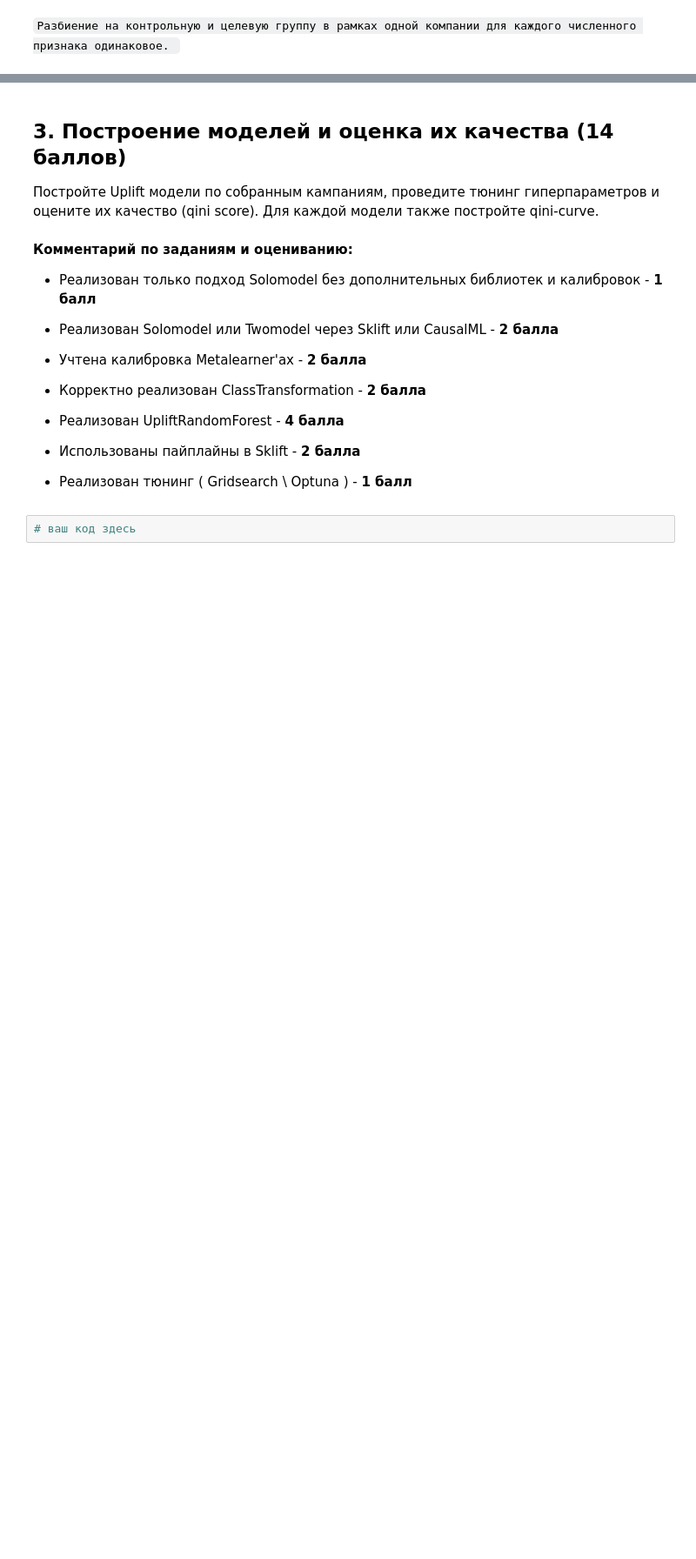
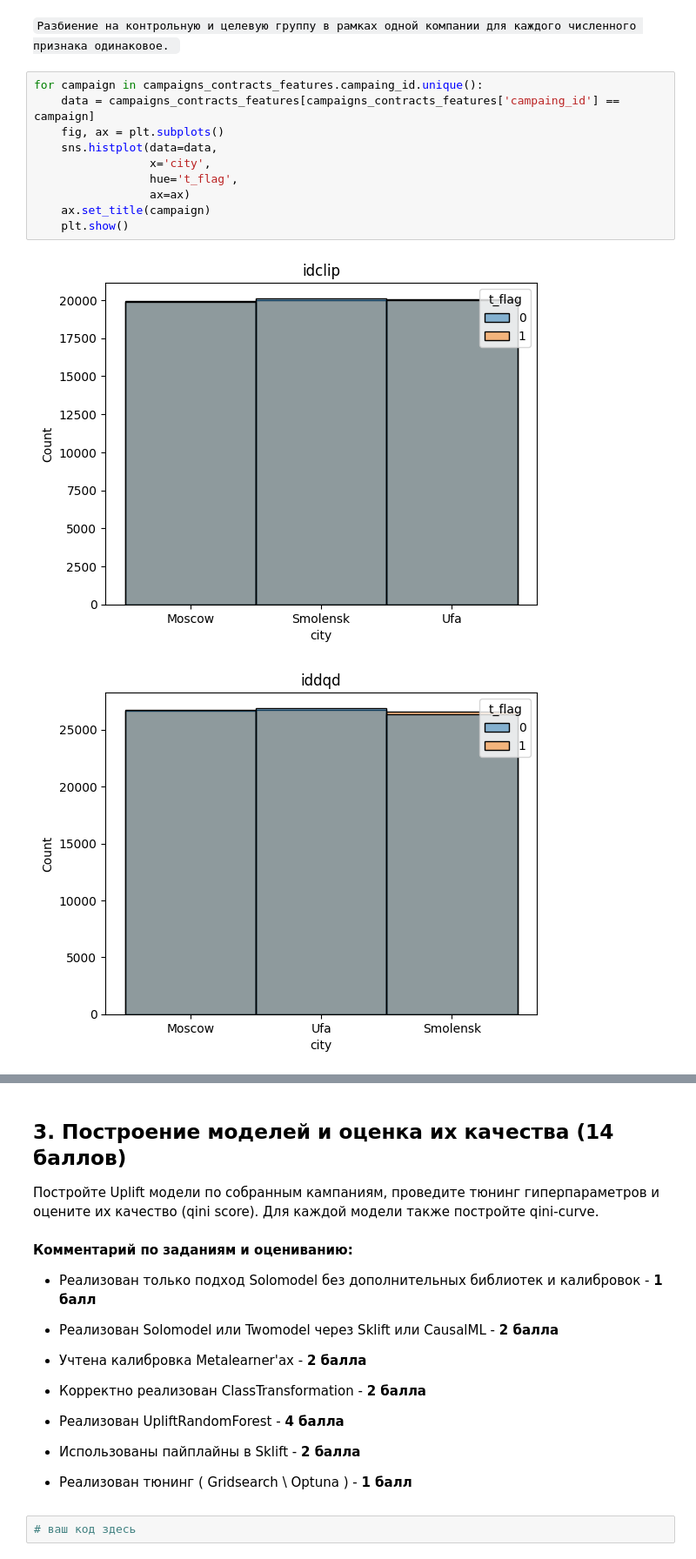
Before and after one commit to vasilyryabtsev/ml-hse-24-25, a Jupyter notebook: HW6_Uplift/AI_HW6_uplift.ipynb, the cells around one changed output, grey strips where cells are left out. Shown at 87% size. Saved outputs shown, nothing was run; the diff lists cells and outputs as text; blank space fills up the shorter version.

```diff
--- a/HW6_Uplift/AI_HW6_uplift.ipynb
+++ b/HW6_Uplift/AI_HW6_uplift.ipynb
@@ -655,2 +686,15 @@ for campaign in campaigns_contracts_features.campaing_id.unique():
 # %% [markdown]
 `Разбиение на контрольную и целевую группу в рамках одной компании для каждого численного признака одинаковое. `
+# %%
+for campaign in campaigns_contracts_features.campaing_id.unique():
+    data = campaigns_contracts_features[campaigns_contracts_features['campaing_id'] == campaign]
+    fig, ax = plt.subplots()
+    sns.histplot(data=data,
+                 x='city',
+                 hue='t_flag',
+                 ax=ax)
+    ax.set_title(campaign)
+    plt.show()
+# %% [output]
+[figure, added]
+[figure, added]
```
Also changed, not shown: parts of 6 cells of this notebook.
